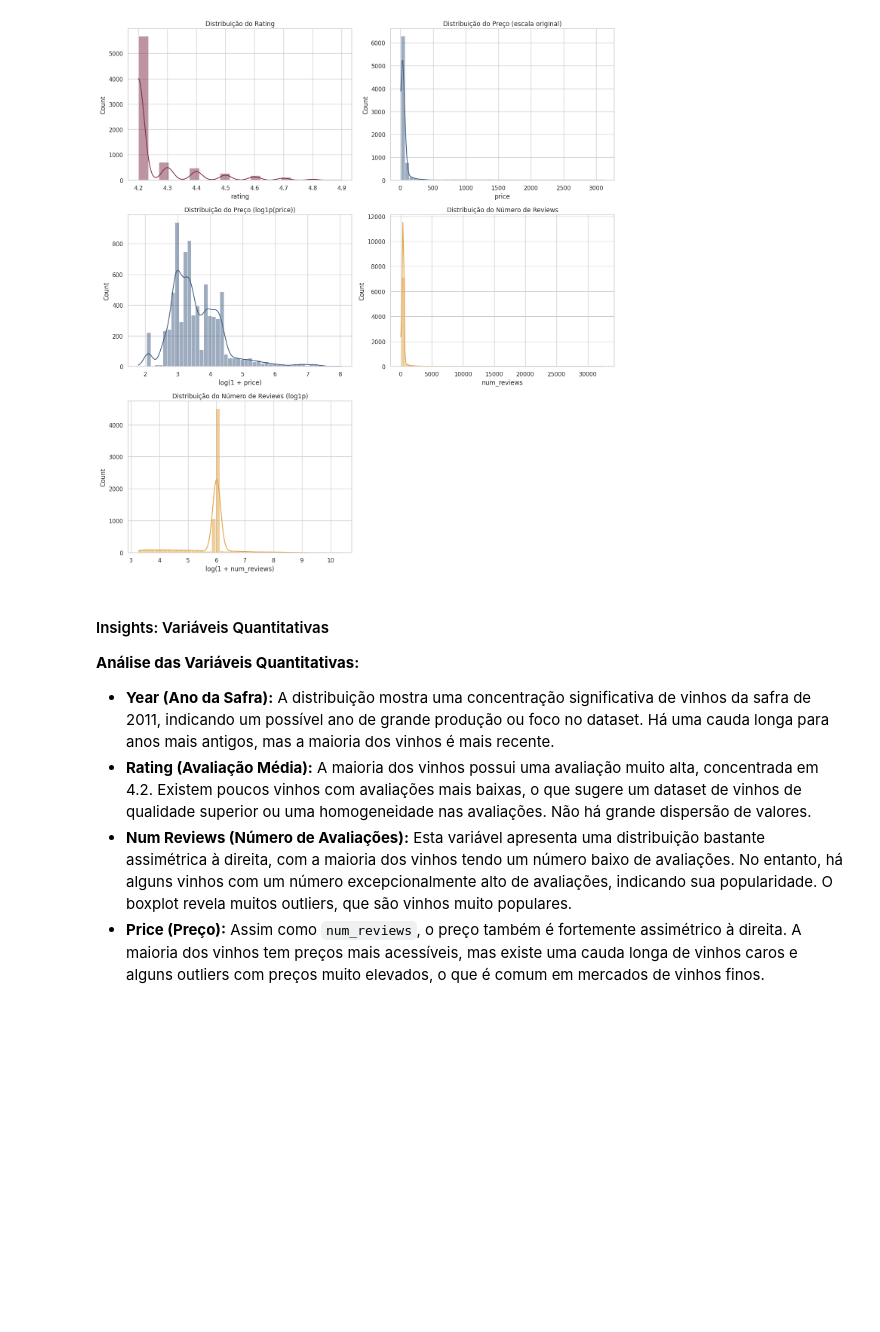
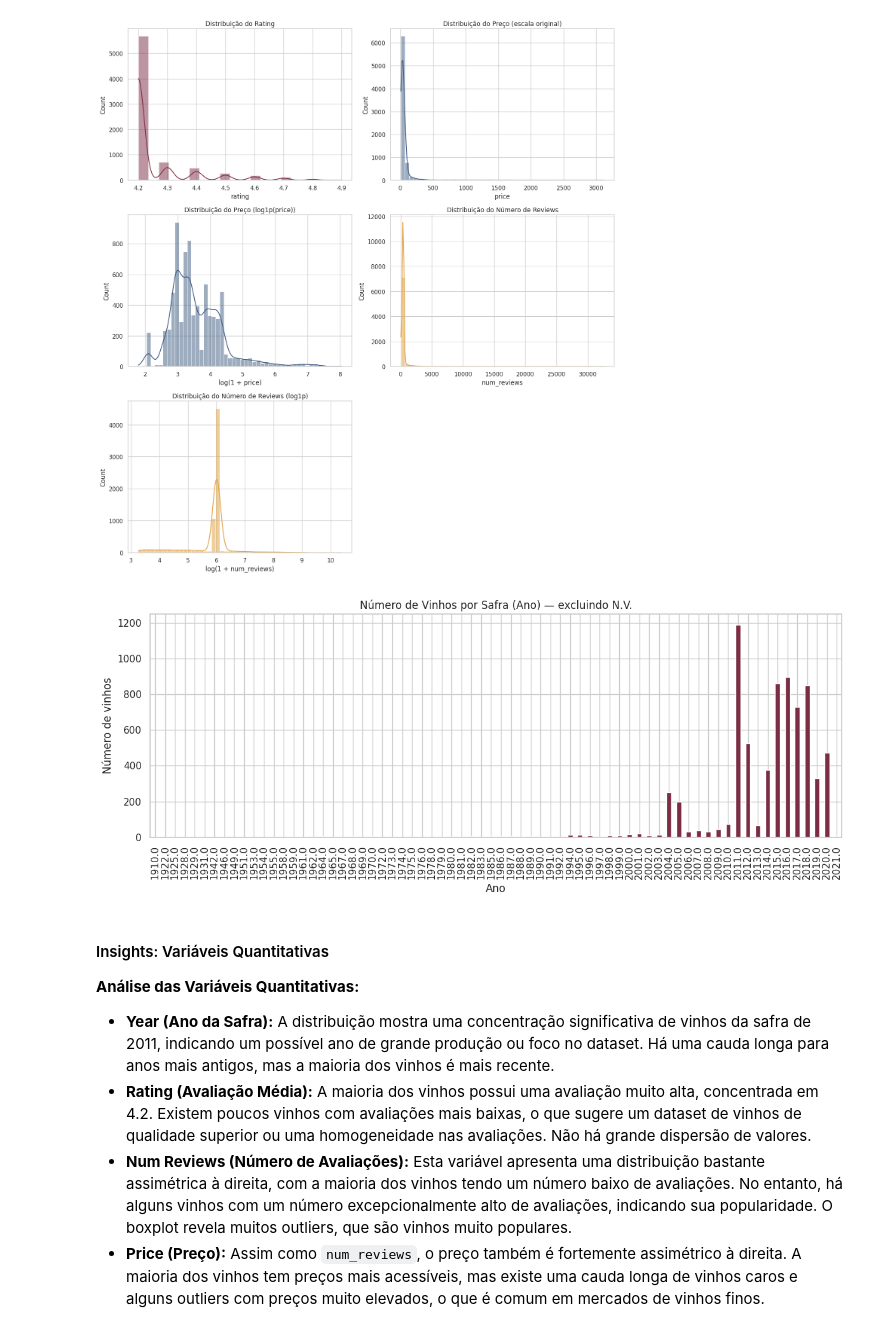
Before and after one commit to lluizdevv/Winelytics-Atlantico-Avanti, a Jupyter notebook: Winelytics_Squad_8_Análise_Exploratoria_de_Dados.ipynb, the cells around one changed output. Saved outputs shown, nothing was run; the diff lists cells and outputs as text; code cells hidden in the pictures; blank space fills up the shorter version.

```diff
--- a/Winelytics_Squad_8_Análise_Exploratoria_de_Dados.ipynb
+++ b/Winelytics_Squad_8_Análise_Exploratoria_de_Dados.ipynb
@@ -370,6 +370,18 @@ plt.tight_layout()
 plt.show()
 # %% [output]
 [figure]
+# %%
+plt.figure(figsize=(12,5))
+year_counts = df.loc[~df['is_non_vintage'], 'year_num'].value_counts().sort_index()
+year_counts.plot(kind='bar', color='#7b2d43')
+plt.title('Número de Vinhos por Safra (Ano) — excluindo N.V.')
+plt.xlabel('Ano')
+plt.ylabel('Número de vinhos')
+plt.xticks(rotation=90)
+plt.tight_layout()
+plt.show()
+# %% [output]
+[figure, added]
 # %% [markdown]
 #### Insights: Variáveis Quantitativas
 **Análise das Variáveis Quantitativas:**
```
Also changed, not shown: parts of 1 cell of this notebook.
